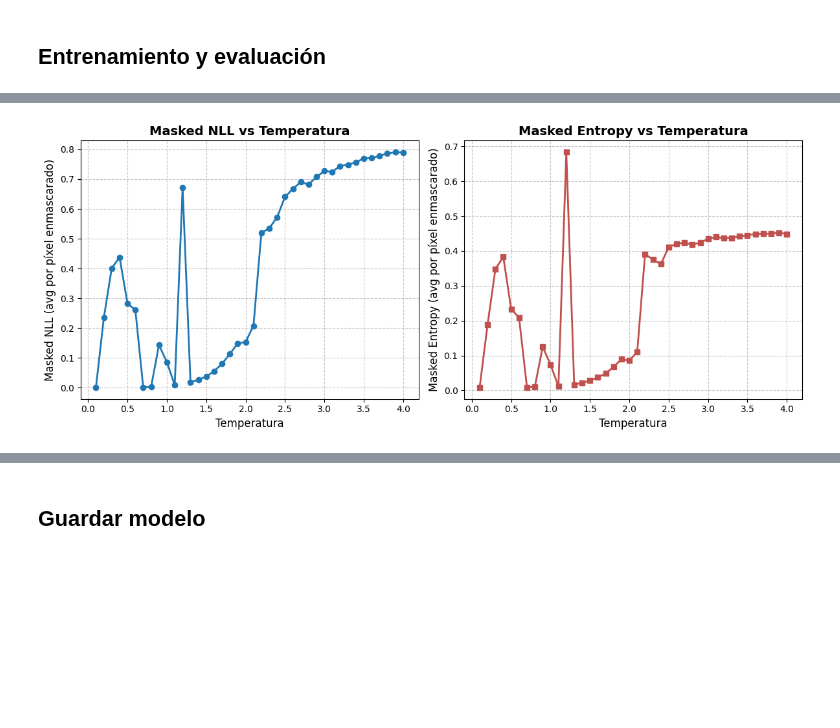
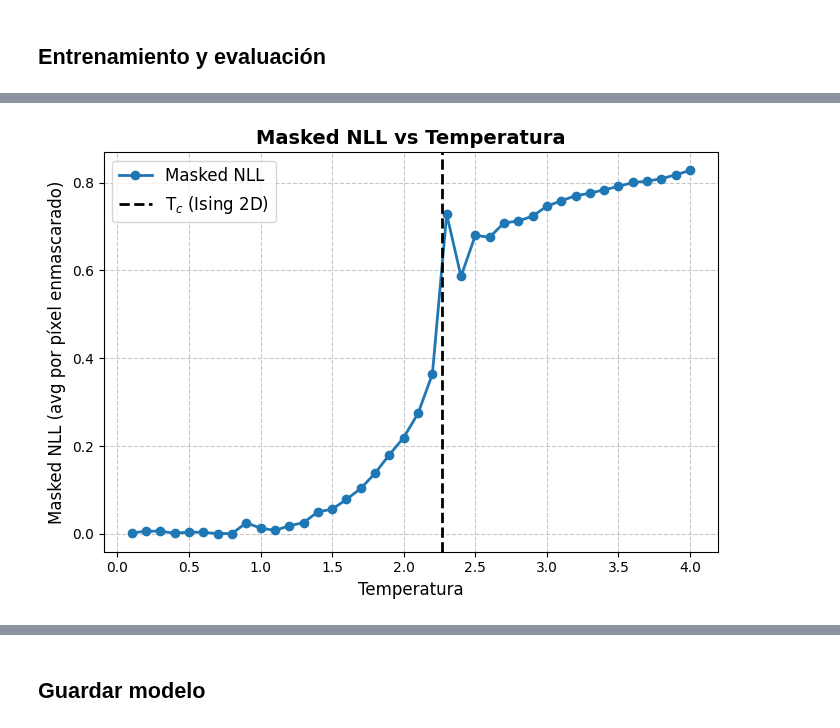
Before and after one commit to JD314/Ising-ML, a Jupyter notebook: models/CNN_spin_reconstruction.ipynb, the cells around one changed output, grey strips where cells are left out. Drawn from its saved outputs; the diff is of its cells as text; code cells hidden in the pictures; blank space fills up the shorter version.

```diff
--- a/models/CNN_spin_reconstruction.ipynb
+++ b/models/CNN_spin_reconstruction.ipynb
@@ -151,7 +157,7 @@ model = UNetIsing(n_channels=2, out_channels=1).to(device)
 optimizer = torch.optim.Adam(model.parameters(), lr=1e-3)
 
 # Cargar hiperparámetros ya entrenados
-checkpoint_path = "./experiments/unet_ising/model.pt"
+checkpoint_path = "./experiments/unet_ising_30/model_30.pt"
 checkpoint = torch.load(checkpoint_path, map_location=device)
 model.load_state_dict(checkpoint["model_state"]) # Restaurar pesos
 optimizer.load_state_dict(checkpoint["optimizer_state"])
@@ -323,5 +307,5 @@ plt.show()
 # %%
-# Evaluación inpainting por temperatura (lee archivos directamente; aplica máscara igual que en train)
+# Solo masked NLL y v line en Tc: evaluación por temperatura
 import os
 import numpy as np
 import torch
@@ -331,15 +315,15 @@ import matplotlib.pyplot as plt
 from utils import read_ising_file
 
 model.eval()
-folder = './../data/data_20/'   # ajusta si hace falta
+folder = './../data/data_30/'   # ajusta si hace falta
 
 # Parámetros de máscara (mismo esquema que en train_epoch)
 pct_mask = 0.05
 seed = 42
 eps = 1e-8
 
-# Contenedores por temperatura
-metrics_per_temp = defaultdict(lambda: {'nll': [], 'entropy': []})
+# Contenedor por temperatura (solo NLL)
+metrics_per_temp = defaultdict(lambda: defaultdict(list))
 
 sample_global_idx = 0  # contador global de muestras para semilla reproducible
 
@@ -387,62 +371,36 @@ for file in os.listdir(folder):
 
             # forward
             logits = model(model_input)          # (B,1,H,W)
-            probs = torch.sigmoid(logits).clamp(eps, 1-eps)
-
-            # masked elementwise BCE (nll) y entropy
+            # masked elementwise BCE (NLL)
             loss_mat = F.binary_cross_entropy_with_logits(logits, y, reduction='none')  # (B,1,H,W)
             mask_eval = (1.0 - mask_obs)  # evaluar donde está enmascarado
 
             # sumar por muestra y normalizar por número de píxeles enmascarados
             loss_sum = (loss_mat * mask_eval).view(B, -1).sum(dim=1).cpu().numpy()
-            p = probs
-            entropy_sum = (-(p*torch.log(p) + (1-p)*torch.log(1-p)) * mask_eval).view(B, -1).sum(dim=1).cpu().numpy()
             n_masked_vec = mask_eval.view(B, -1).sum(dim=1).cpu().numpy()
 
             # acumular métricas normalizadas por píxel enmascarado por temperatura
             for j in range(B):
                 nm = float(n_masked_vec[j]) if n_masked_vec[j] > 0 else 1.0
+                # Fix: metrics_per_temp[temp] is defaultdict(list), so access ['nll'] always creates a list
                 metrics_per_temp[temp]['nll'].append(loss_sum[j] / nm)
-                metrics_per_temp[temp]['entropy'].append(entropy_sum[j] / nm)
 
         sample_global_idx += B
 
     except Exception as e:
-        # ignora archivos malos pero imprime por si quieres debug
+        # Ajuste: Imprime error exactamente como en el prompt
         print(f"Skipping {file}: {e}")
         continue
 
 # Agregar por temperatura (media)
 temps_sorted = sorted(metrics_per_temp.keys())
 if len(temps_sorted) == 0:
     raise RuntimeError("No temperature buckets found. Revisa carpeta y read_ising_file.")
 
 temps = np.array(temps_sorted)
 mean_nll = np.array([np.mean(metrics_per_temp[T]['nll']) for T in temps_sorted])
-mean_entropy = np.array([np.mean(metrics_per_temp[T]['entropy']) for T in temps_sorted])
 
-# Graficar (manteniendo la estructura simple que usabas)
-plt.figure(figsize=(12,5))
-
-# Masked NLL vs T
-plt.subplot(1,2,1)
-plt.plot(temps, mean_nll, marker='o', linestyle='-', linewidth=2)
-plt.grid(True, linestyle='--', alpha=0.7)
-plt.xlabel('Temperatura', fontsize=12)
-plt.ylabel('Masked NLL (avg por píxel enmascarado)', fontsize=12)
-plt.title('Masked NLL vs Temperatura', fontsize=14, fontweight='bold')
-
-# Masked Entropy vs T
-plt.subplot(1,2,2)
-plt.plot(temps, mean_entropy, marker='s', linestyle='-', linewidth=2, color='#C0504D')
-plt.grid(True, linestyle='--', alpha=0.7)
-plt.xlabel('Temperatura', fontsize=12)
-plt.ylabel('Masked Entropy (avg por píxel enmascarado)', fontsize=12)
-plt.title('Masked Entropy vs Temperatura', fontsize=14, fontweight='bold')
-
-plt.tight_layout()
-os.makedirs('../img_results', exist_ok=True)
-plt.savefig('../img_results/inpainting_metrics_vs_temperature.png', dpi=300, bbox_inches='tight')
-plt.show()
+# Temperatura crítica
+Tc = 2.0 / np.log(1 + np.sqrt(2))
 # %% [output]
-[figure, old version]
+[figure, new version]
```
Also changed, not shown: parts of 8 cells of this notebook, 11 other files.
